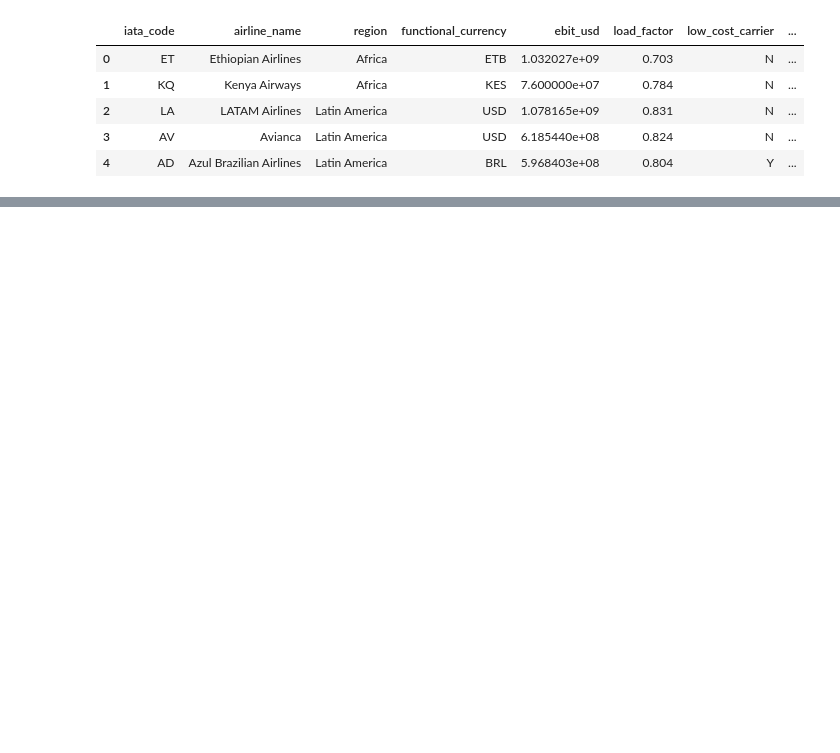
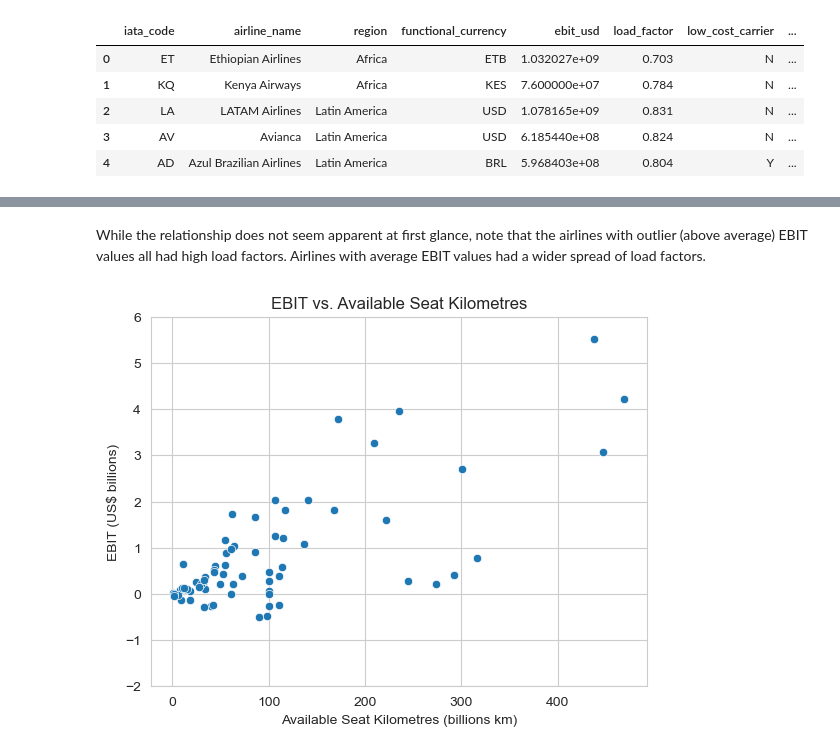
Before and after one commit to darrendube/airline-profitability-analysis, a Jupyter notebook: notebook.ipynb, the cells around one changed output, grey strips where cells are left out. Drawn from its saved outputs; the diff is of its cells as text; code cells hidden in the pictures; blank space fills up the shorter version.

```diff
--- a/notebook.ipynb
+++ b/notebook.ipynb
@@ -17,0 +228,10 @@ data.head()
+# %% [markdown]
+While the relationship does not seem apparent at first glance, note that the airlines with outlier (above average) EBIT values all had high load factors. Airlines with average EBIT values had a wider spread of load factors.
+# %%
+# EBIT against Available Seat Kilometres
+ax = sns.scatterplot(x=X_new[:,4]/1000000000, y=y/1000000000)
+ax.set(xlabel='Available Seat Kilometres (billions km)', ylabel = 'EBIT (US$ billions)', title='EBIT vs. Available Seat Kilometres', yticks=range(-2,7))
+plt.ticklabel_format(style='plain', axis='y')
+plt.show()
+# %% [output]
+[figure, added]
```
Also changed, not shown: parts of 127 cells of this notebook, 2 other files.
